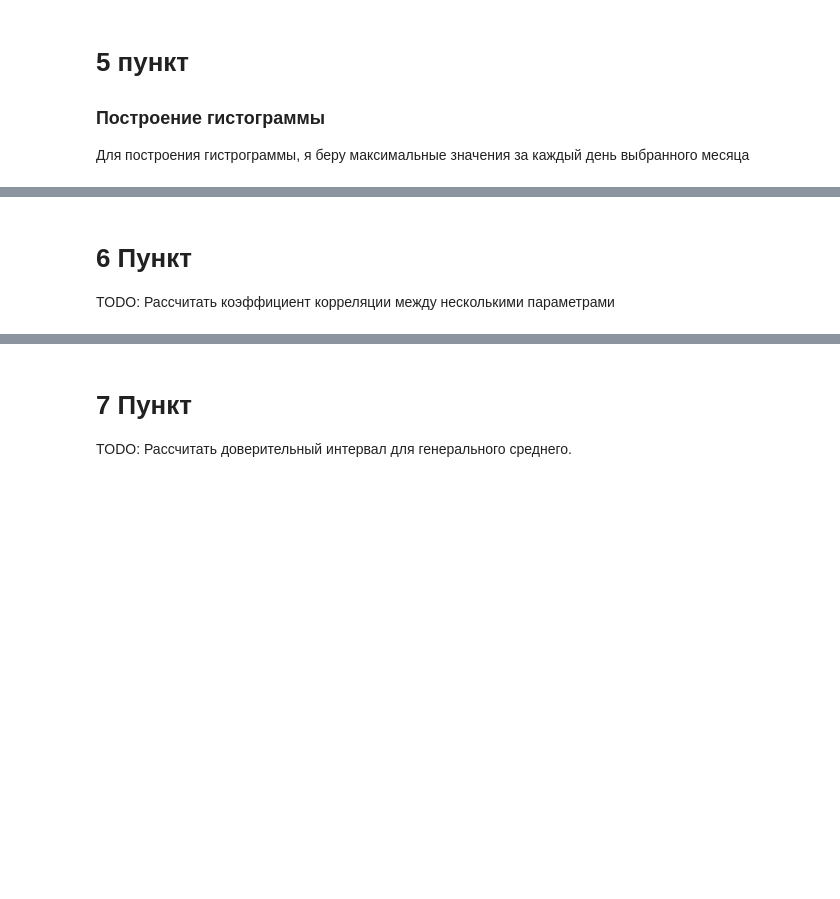
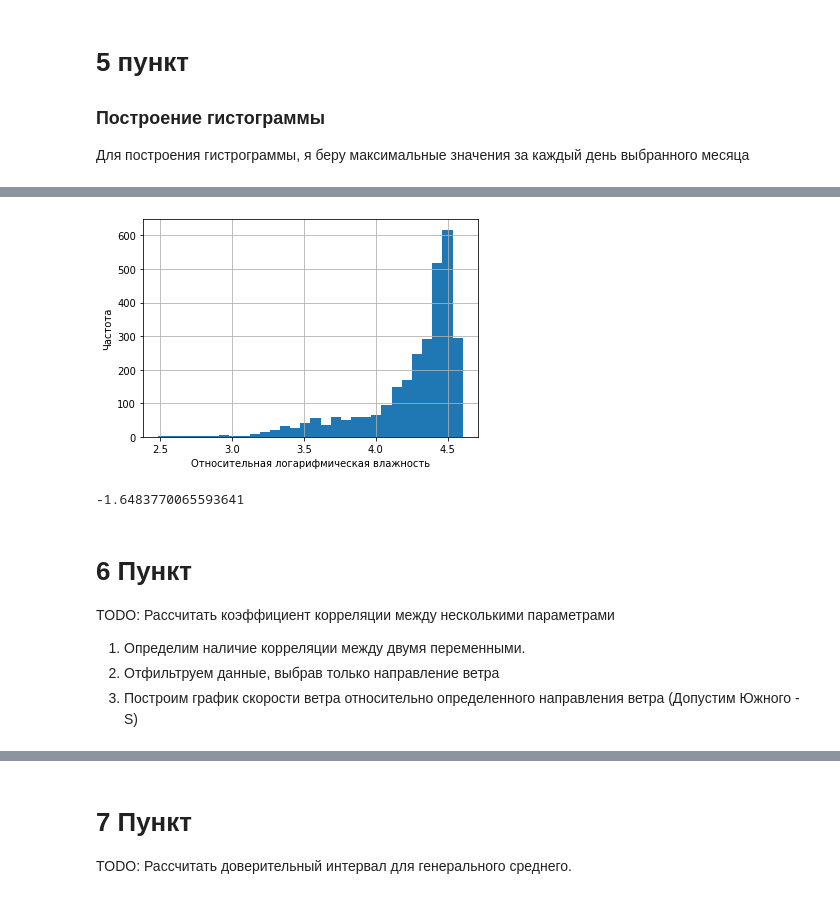
Before and after one commit to mbluuka/7semestr, a Jupyter notebook: LR1.ipynb, the cells around one changed output, grey strips where cells are left out. Drawn from its saved outputs; the diff is of its cells as text; code cells hidden in the pictures; blank space fills up the shorter version.

```diff
--- a/LR1.ipynb
+++ b/LR1.ipynb
@@ -366,3 +412,17 @@ plt.show()
+# %%
+dfdh["U"].apply(np.log).hist(bins = days)
+plt.xlabel("Относительная логарифмическая влажность")
+plt.ylabel("Частота")
+plt.show()
+# %% [output]
+[figure, added]
+# %%
+dfdh["U"].apply(np.log).skew()
+# %% [output]
+-1.6483770065593641
 # %% [markdown]
 # 6 Пункт
 TODO: Рассчитать коэффициент корреляции между несколькими параметрами
+1. Определим наличие корреляции между двумя переменными.
+2. Отфильтруем данные, выбрав только направление ветра
+3. Построим график скорости ветра относительно определенного направления ветра (Допустим  Южного - S)
```
Also changed, not shown: parts of 11 cells of this notebook.
